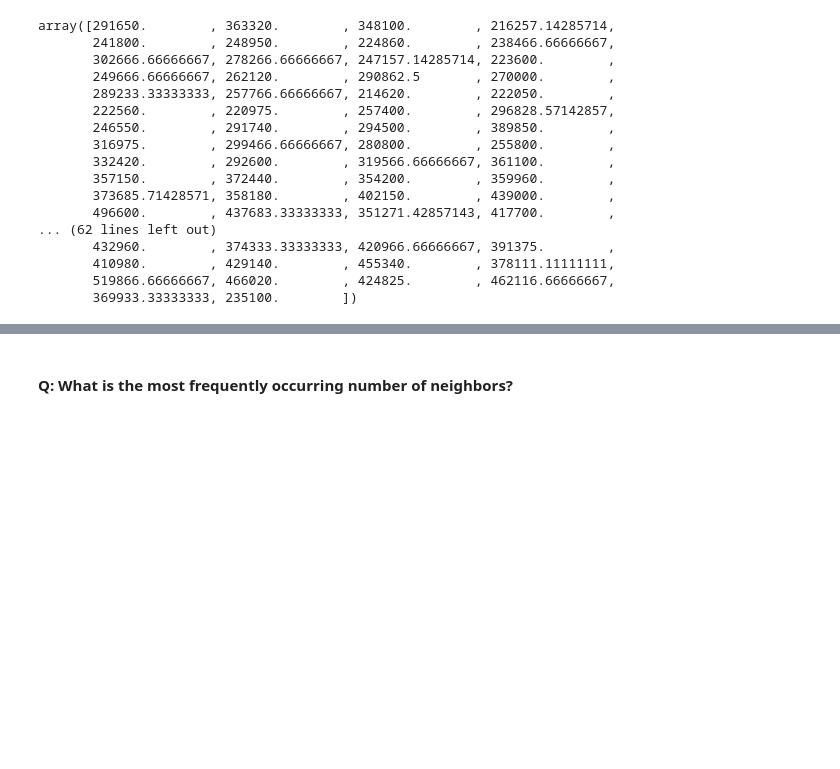
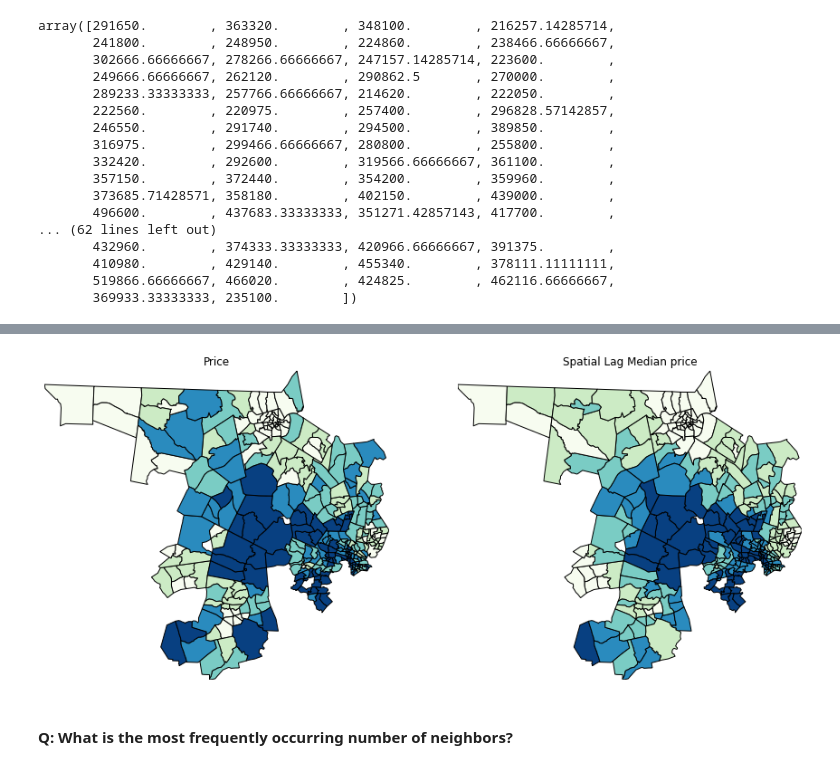
Before and after one commit to abdoulsn/spatial-econometrics, a Jupyter notebook: 01.Python_autocorrelation_spatiale.ipynb, the cells around one changed output, grey strips where cells are left out. Drawn from its saved outputs; the diff is of its cells as text; code cells hidden in the pictures; blank space fills up the shorter version.

```diff
--- a/01.Python_autocorrelation_spatiale.ipynb
+++ b/01.Python_autocorrelation_spatiale.ipynb
@@ -87,3 +101,20 @@ array([291650.        , 363320.        , 348100.        , 216257.14285714,
+# %%
+gdf['lag_Median_val'] = ylag
+f,ax = plt.subplots(1,2,figsize=(15,8), subplot_kw=dict(aspect='equal'))
+gdf.plot(column='Median_val', ax=ax[0], edgecolor='k',
+        scheme="quantiles",  k=5, cmap='GnBu')
+ax[0].axis(gdf.total_bounds[np.asarray([0,2,1,3])])
+ax[0].set_title("Price")
+
+gdf.plot(column='lag_Median_val', ax=ax[1], edgecolor='k',
+        scheme='quantiles', cmap='GnBu', k=5)
+ax[1].axis(gdf.total_bounds[np.asarray([0,2,1,3])])
+ax[1].set_title("Spatial Lag Median price")
+ax[0].axis('off')
+ax[1].axis('off')
+plt.show()
+# %% [output]
+[figure, added]
 # %% [markdown]
 #### Q: What is the most frequently occurring number of neighbors?
 # %%
```
Also changed, not shown: parts of 1 cell of this notebook.
